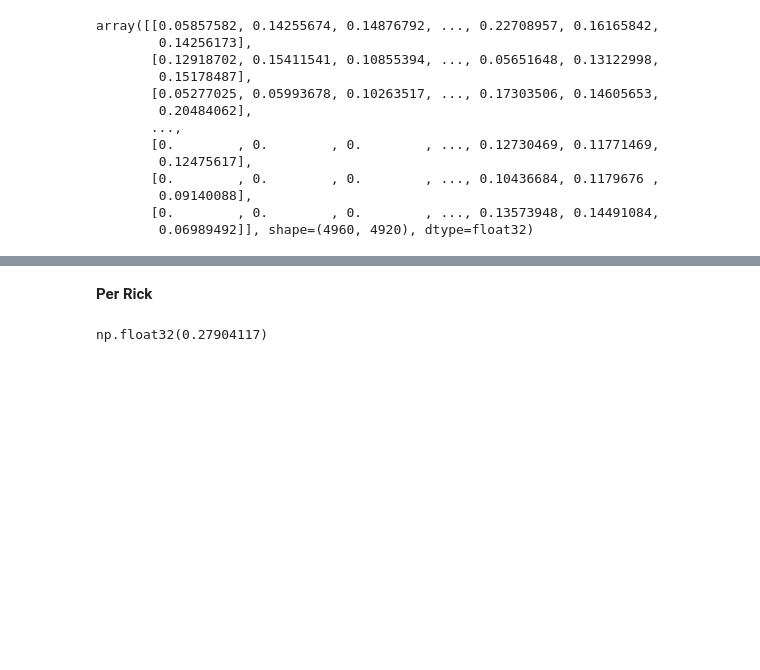
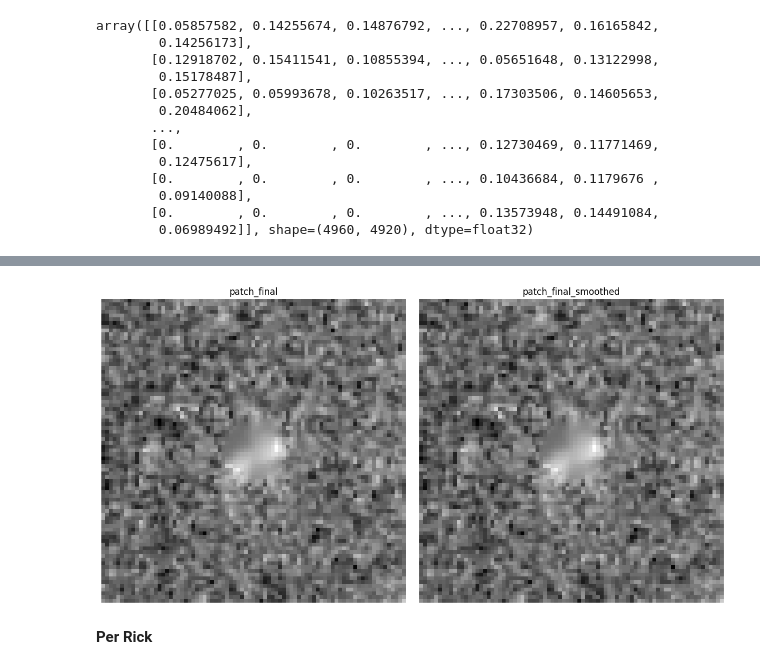
Before and after one commit to lorenzoturiano/cv-final-project, a Jupyter notebook: main_v2.ipynb, the cells around one changed output, grey strips where cells are left out. Drawn from its saved outputs; the diff is of its cells as text; code cells hidden in the pictures; blank space fills up the shorter version.

```diff
--- a/main_v2.ipynb
+++ b/main_v2.ipynb
@@ -257,3 +300,29 @@ plt.show()
+# %%
+# Compare the results
+half_size = 40
+x, y = 1460, 4447
+
+patch_final = final_image[y - half_size : y + half_size + 1,
+              x - half_size : x + half_size + 1]
+patch_final_smoothed = final_smoothed_img[y - half_size : y + half_size + 1,
+              x - half_size : x + half_size + 1]
+
+fig, axes = plt.subplots(1, 2, figsize=(12, 6))
+
+#
+axes[0].imshow(patch_final, cmap='gray')
+axes[0].set_title('patch_final')
+axes[0].axis('off')
+
+#
+axes[1].imshow(patch_final_smoothed, cmap='gray')
+axes[1].set_title('patch_final_smoothed')
+axes[1].axis('off')
+
+plt.tight_layout()
+plt.show()
+# %% [output]
+[figure, added]
 # %% [markdown]
 **Per Rick**
 # %%
@@ -274,7 +343,3 @@ plt.show()
 
 # # Write to file
 # hdul.writeto('rick/OUTPUT_hst_skycell-p0047x09y19_acs_wfc_f658n_all_drc.fits', overwrite=True)
-# %%
-stretched_img[1645][3883]
-# %% [output]
-np.float32(0.27904117)
```
Also changed, not shown: parts of 12 cells of this notebook.
